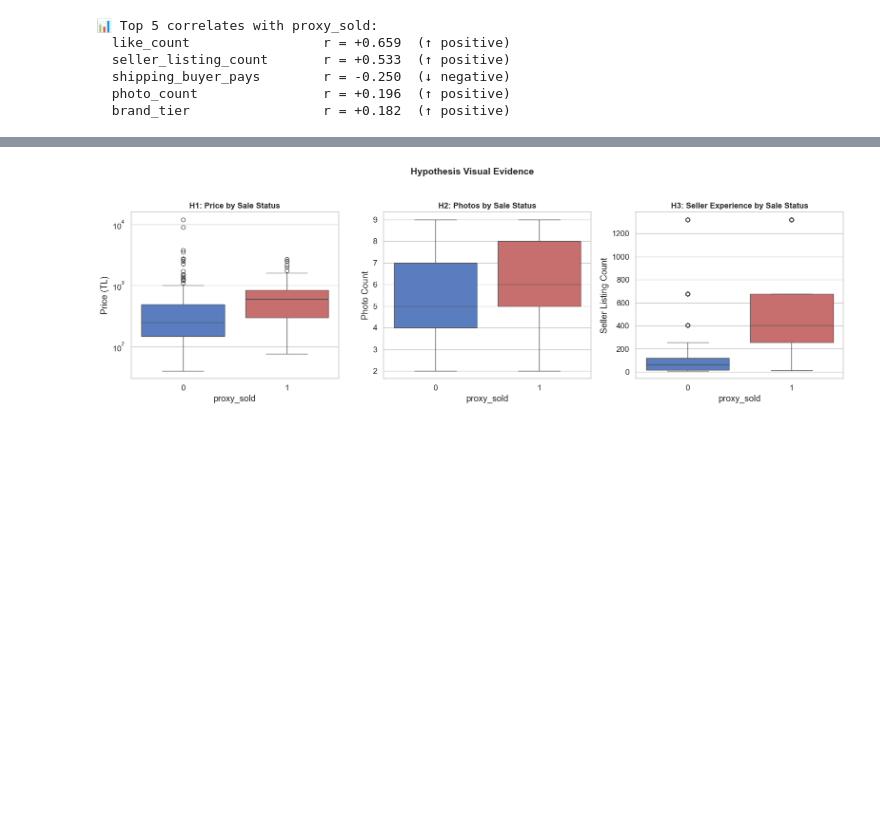
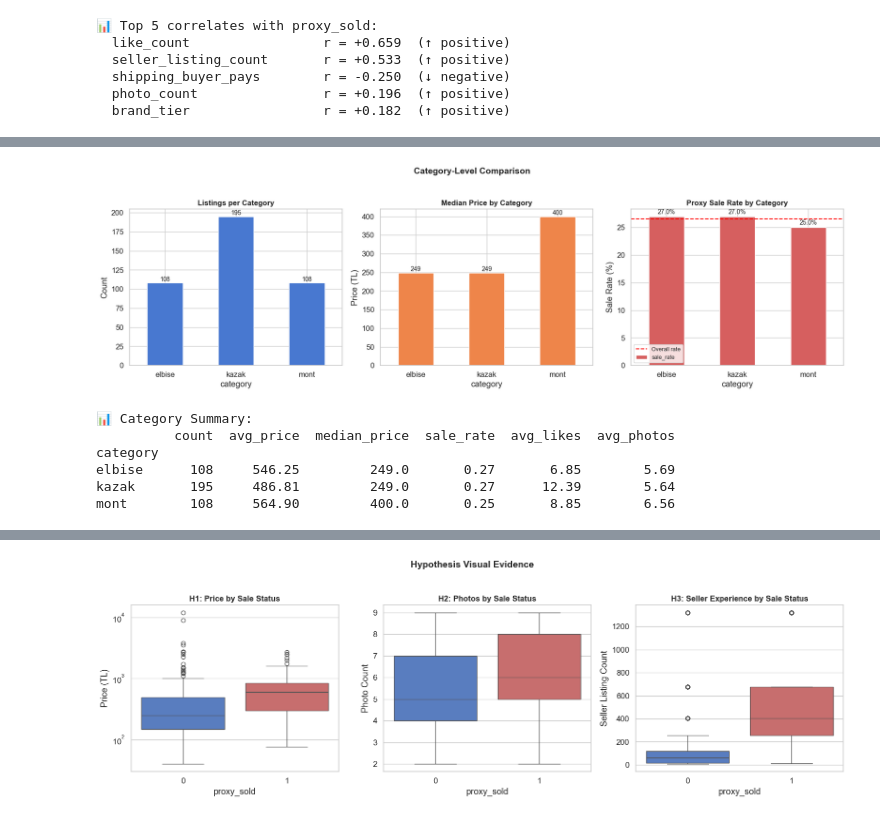
Before and after one commit to thefcan/dolap-sale-prediction, a Jupyter notebook: notebooks/01_eda_presentation.ipynb, the cells around one changed output, grey strips where cells are left out. Drawn from its saved outputs; the diff is of its cells as text; code cells hidden in the pictures; blank space fills up the shorter version.

```diff
--- a/notebooks/01_eda_presentation.ipynb
+++ b/notebooks/01_eda_presentation.ipynb
@@ -444,0 +516,54 @@ for feat, r in target_corr.head().items():
+# %%
+# ── Category-Level Analysis ───────────────────────────────────────────────────
+cat_stats = dfa.groupby("category").agg(
+    count=("proxy_sold", "size"),
+    avg_price=("price", "mean"),
+    median_price=("price", "median"),
+    sale_rate=("proxy_sold", "mean"),
+    avg_likes=("like_count", "mean"),
+    avg_photos=("photo_count", "mean")
+).round(2)
+
+fig, axes = plt.subplots(1, 3, figsize=(17, 5))
+
+# 1) Listings per category
+cat_stats["count"].plot(kind="bar", color=PALETTE[0], edgecolor="white", ax=axes[0])
+axes[0].set_title("Listings per Category", fontsize=12, fontweight="bold")
+axes[0].set_ylabel("Count")
+axes[0].set_xticklabels(axes[0].get_xticklabels(), rotation=0)
+for i, v in enumerate(cat_stats["count"]):
+    axes[0].text(i, v + 2, str(v), ha="center", fontsize=10)
+
+# 2) Median Price per category
+cat_stats["median_price"].plot(kind="bar", color=PALETTE[1], edgecolor="white", ax=axes[1])
+axes[1].set_title("Median Price by Category", fontsize=12, fontweight="bold")
+axes[1].set_ylabel("Price (TL)")
+axes[1].set_xticklabels(axes[1].get_xticklabels(), rotation=0)
+for i, v in enumerate(cat_stats["median_price"]):
+    axes[1].text(i, v + 5, f"{v:.0f}", ha="center", fontsize=10)
+
+# 3) Sale Rate per category
+(cat_stats["sale_rate"] * 100).plot(kind="bar", color=PALETTE[3], edgecolor="white", ax=axes[2])
+axes[2].set_title("Proxy Sale Rate by Category", fontsize=12, fontweight="bold")
+axes[2].set_ylabel("Sale Rate (%)")
+axes[2].set_xticklabels(axes[2].get_xticklabels(), rotation=0)
+axes[2].axhline(dfa["proxy_sold"].mean() * 100, color="red", ls="--", lw=1.5, label="Overall rate")
+axes[2].legend(fontsize=9)
+for i, v in enumerate(cat_stats["sale_rate"] * 100):
+    axes[2].text(i, v + 0.5, f"{v:.1f}%", ha="center", fontsize=10)
+
+fig.suptitle("Category-Level Comparison", fontsize=14, fontweight="bold", y=1.03)
+plt.tight_layout()
+plt.savefig("../artifacts/figures/category_level_analysis.png", dpi=150, bbox_inches="tight")
+plt.show()
+
+print("\n📊 Category Summary:")
+print(cat_stats.to_string())
+# %% [output]
+[figure, added]
+📊 Category Summary:
+          count  avg_price  median_price  sale_rate  avg_likes  avg_photos
+category
+elbise      108     546.25         249.0       0.27       6.85        5.69
+kazak       195     486.81         249.0       0.27      12.39        5.64
+mont        108     564.90         400.0       0.25       8.85        6.56
```
Also changed, not shown: parts of 8 cells of this notebook, 3 other files.
